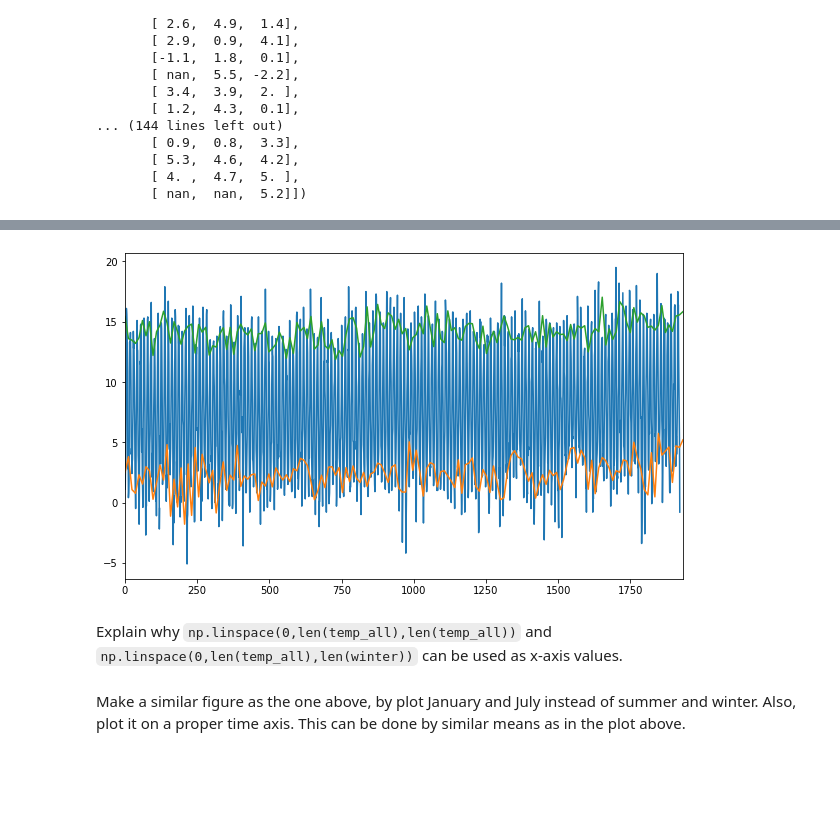
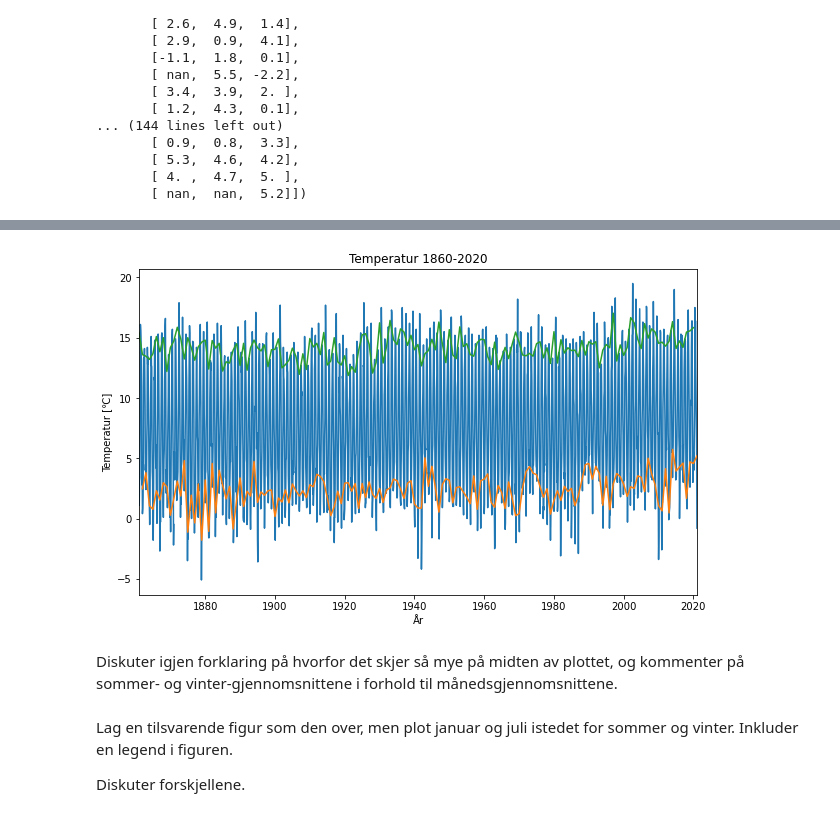
Before and after one commit to irendundas/EkteData, a Jupyter notebook: Nedbørsoppgaven_Del4_Maipulering_av_datasett.ipynb, the cells around one changed output, grey strips where cells are left out. Cells and saved outputs as stored; diff of their text form; code cells hidden in the pictures; blank space fills up the shorter version.

```diff
--- a/Nedbørsoppgaven_Del4_Maipulering_av_datasett.ipynb
+++ b/Nedbørsoppgaven_Del4_Maipulering_av_datasett.ipynb
@@ -202,0 +221,2 @@ There's a lot going on in the middle of the plot, but the top and bottom of the
+# %%
+time_mo=np.zeros(temp.shape) # 161 år, 12 måneder
@@ -202,0 +225,2 @@ There's a lot going on in the middle of the plot, but the top and bottom of the
+# %%
+time_mo[:,0]=tid
@@ -202,0 +229,15 @@ There's a lot going on in the middle of the plot, but the top and bottom of the
+# %%
+# Dette kunne man gjort mye mer elegant med hjelp av en for-løkke, det kommer
+# vi til i neste del, Del 5.
+
+time_mo[:,1]=tid+1/12*1
+time_mo[:,2]=tid+1/12*2
+time_mo[:,3]=tid+1/12*3
+time_mo[:,4]=tid+1/12*4
+time_mo[:,5]=tid+1/12*5
+time_mo[:,6]=tid+1/12*6
+time_mo[:,7]=tid+1/12*7
+time_mo[:,8]=tid+1/12*8
+time_mo[:,9]=tid+1/12*9
+time_mo[:,10]=tid+1/12*10
+time_mo[:,11]=tid+1/12*11
@@ -202,0 +262,3 @@ There's a lot going on in the middle of the plot, but the top and bottom of the
+# %%
+time_mo=np.reshape(time_mo,(161*12,1))
+time_mo
@@ -203,18 +273,25 @@ There's a lot going on in the middle of the plot, but the top and bottom of the
 # %%
-temp_all=np.reshape(temp,(161*12,1))
-
 fig=plt.figure(figsize=(10, 6)) # Lag akser å plotte i
 ax = fig.add_subplot(111)
 
 # Plot tidsserien
-ax.plot(np.linspace(0,len(temp_all),len(temp_all)),temp_all)
-ax.plot(np.linspace(0,len(temp_all),len(winter)),winter)
-ax.plot(np.linspace(0,len(temp_all),len(winter)),summer)
-ax.set_xlim(0,len(temp_all))
+ax.plot(time_mo,temp_mo)
+ax.plot(tid[1:],winter)
+ax.plot(tid[:-1],summer)
+
+ax.set(
+    title='Temperatur 1860-2020',
+    xlabel='År',
+    ylabel='Temperatur [\u2103]', # \u2103 er koden for grader celcius.
+    xlim=(tid[0],tid[-1]) # sett grense for x-aksen
+)
+
 plt.show()
 # %% [output]
-[figure, old version]
+[figure, new version]
-# %% [markdown]
-Explain why `np.linspace(0,len(temp_all),len(temp_all))` and `np.linspace(0,len(temp_all),len(winter))` can be used as x-axis values.
-# %% [markdown]
-Make a similar figure as the one above, by plot January and July instead of summer and winter. Also, plot it on a proper time axis. This can be done by similar means as in the plot above.
+# %% [markdown]
+Diskuter igjen forklaring på hvorfor det skjer så mye på midten av plottet, og kommenter på sommer- og vinter-gjennomsnittene i forhold til månedsgjennomsnittene.
+# %% [markdown]
+Lag en tilsvarende figur som den over, men plot januar og juli istedet for sommer og vinter. Inkluder en legend i figuren.
+
+Diskuter forskjellene.
```
Also changed, not shown: parts of 21 cells of this notebook, 5 other files.
